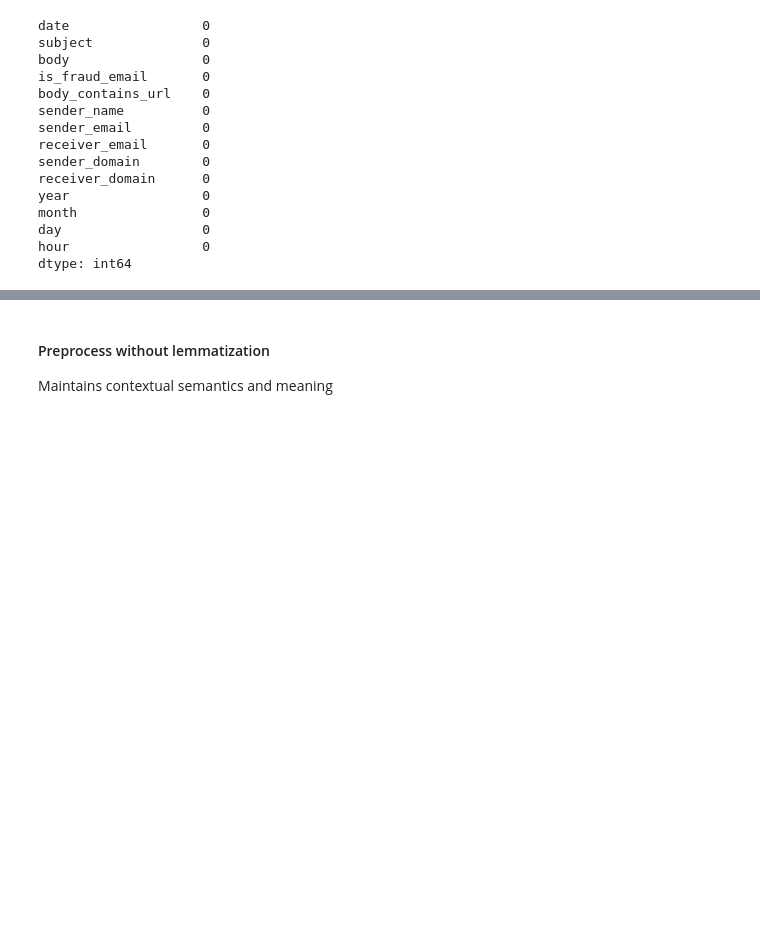
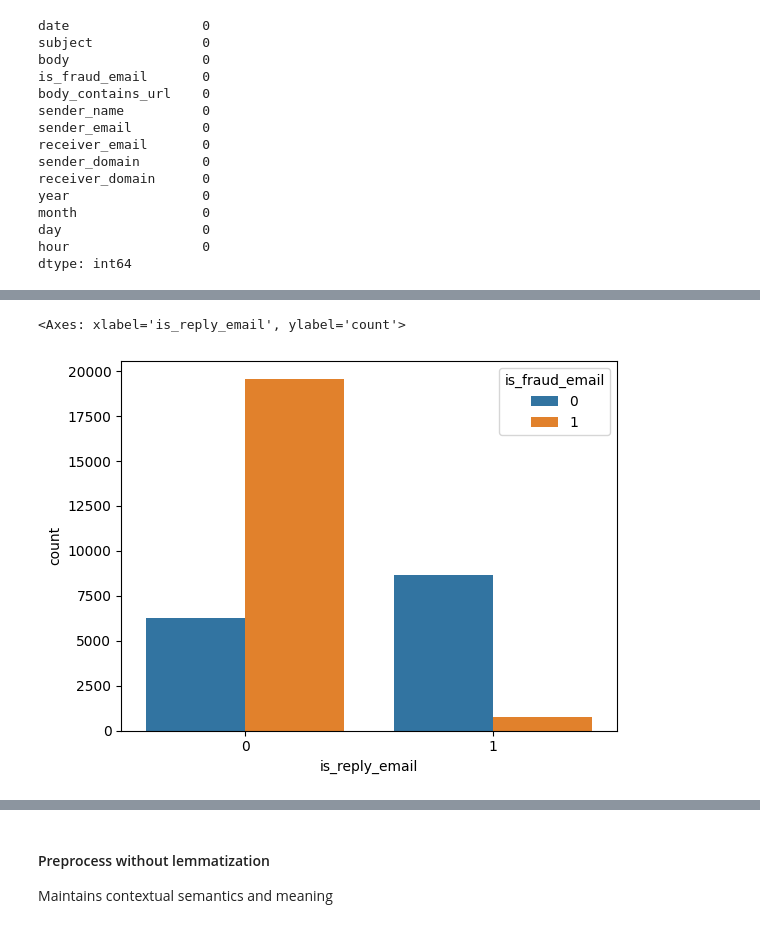
Before and after one commit to Geraldworks/Fraud-Email, a Jupyter notebook: main.ipynb, the cells around one changed output, grey strips where cells are left out. Drawn from its saved outputs; the diff is of its cells as text; code cells hidden in the pictures; blank space fills up the shorter version.

```diff
--- a/main.ipynb
+++ b/main.ipynb
@@ -223,0 +253,10 @@ True
+# %%
+def is_reply_email(text: str):
+    return int("Re:" in text)
+# %%
+df["is_reply_email"] = df["subject"].apply(is_reply_email)
+# %%
+sns.countplot(df, x="is_reply_email", hue="is_fraud_email")
+# %% [output]
+<Axes: xlabel='is_reply_email', ylabel='count'>
+[figure, added]
```
Also changed, not shown: parts of 166 cells of this notebook, 3 other files.
